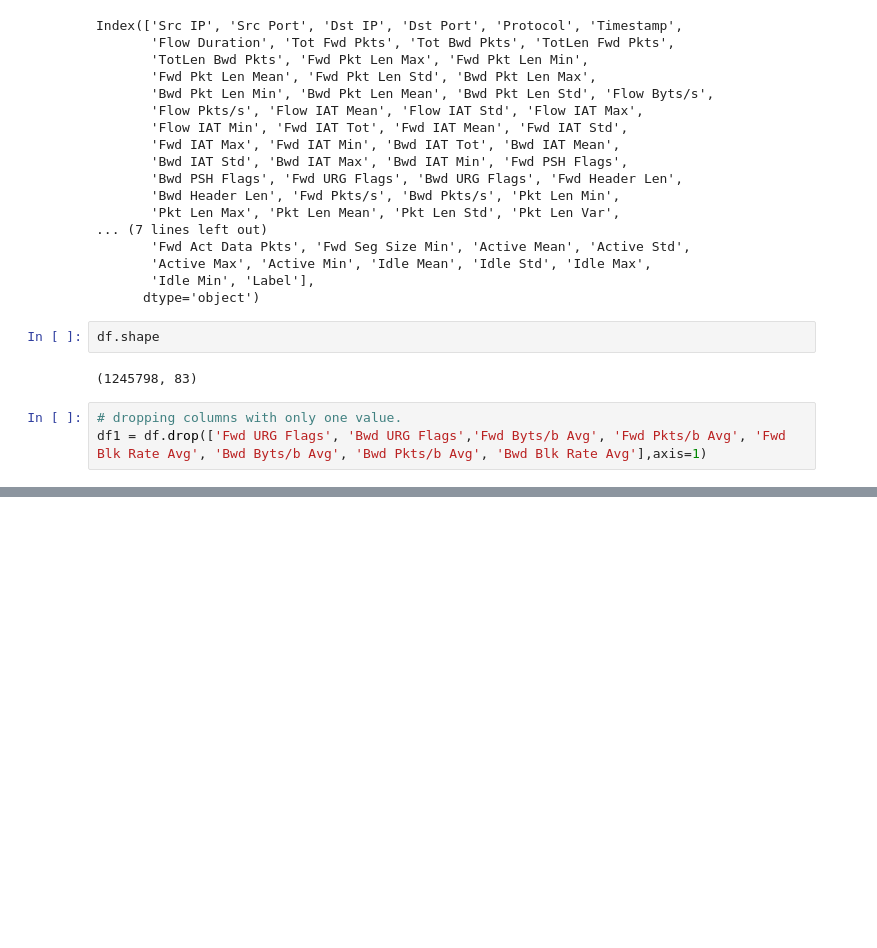
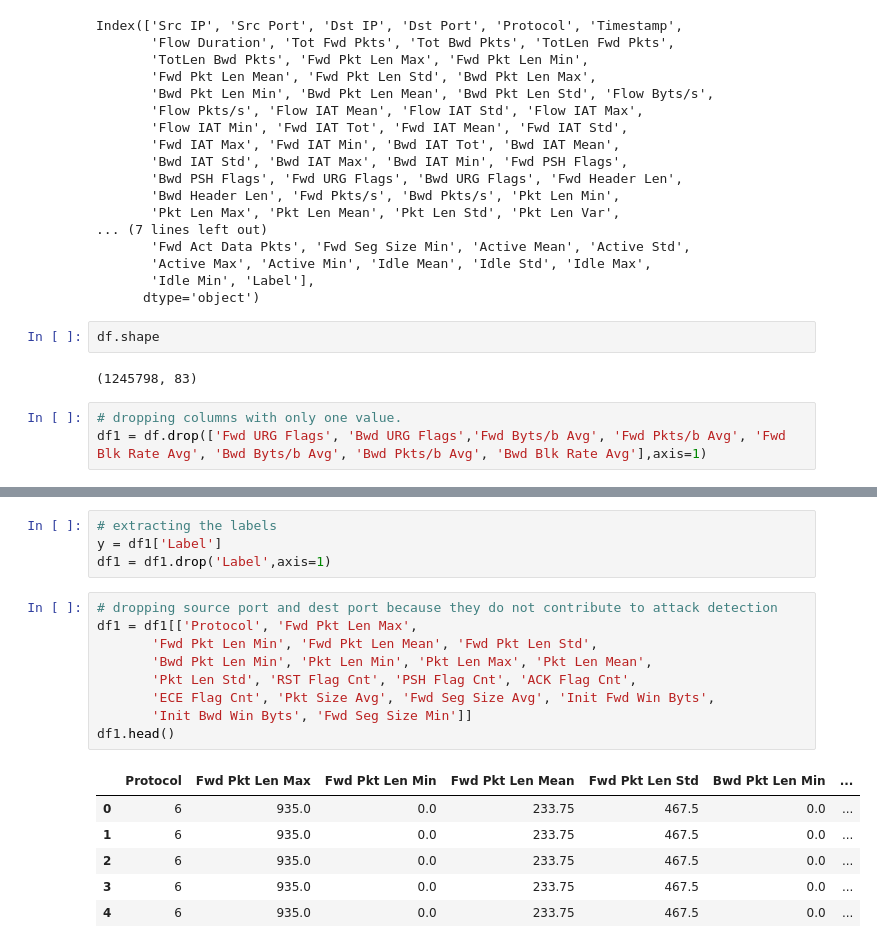
Before and after one commit to coderboy53/DoS_ML, a Jupyter notebook: DDoS.ipynb, the cells around one changed output, grey strips where cells are left out. Saved outputs shown, nothing was run; the diff lists cells and outputs as text; blank space fills up the shorter version.

```diff
--- a/DDoS.ipynb
+++ b/DDoS.ipynb
@@ -97,0 +172,20 @@ df1.head()
+# %%
+# extracting the labels
+y = df1['Label']
+df1 = df1.drop('Label',axis=1)
+# %%
+# dropping source port and dest port because they do not contribute to attack detection
+df1 = df1[['Protocol', 'Fwd Pkt Len Max',
+       'Fwd Pkt Len Min', 'Fwd Pkt Len Mean', 'Fwd Pkt Len Std',
+       'Bwd Pkt Len Min', 'Pkt Len Min', 'Pkt Len Max', 'Pkt Len Mean',
+       'Pkt Len Std', 'RST Flag Cnt', 'PSH Flag Cnt', 'ACK Flag Cnt',
+       'ECE Flag Cnt', 'Pkt Size Avg', 'Fwd Seg Size Avg', 'Init Fwd Win Byts',
+       'Init Bwd Win Byts', 'Fwd Seg Size Min']]
+df1.head()
+# %% [output]
+|  | Protocol | Fwd Pkt Len Max | Fwd Pkt Len Min | Fwd Pkt Len Mean | Fwd Pkt Len Std | Bwd Pkt Len Min | ... |
+| 0 | 6 | 935.0 | 0.0 | 233.75 | 467.5 | 0.0 | ... |
+| 1 | 6 | 935.0 | 0.0 | 233.75 | 467.5 | 0.0 | ... |
+| 2 | 6 | 935.0 | 0.0 | 233.75 | 467.5 | 0.0 | ... |
+| 3 | 6 | 935.0 | 0.0 | 233.75 | 467.5 | 0.0 | ... |
+| 4 | 6 | 935.0 | 0.0 | 233.75 | 467.5 | 0.0 | ... |
```
Also changed, not shown: parts of 8 cells of this notebook.
